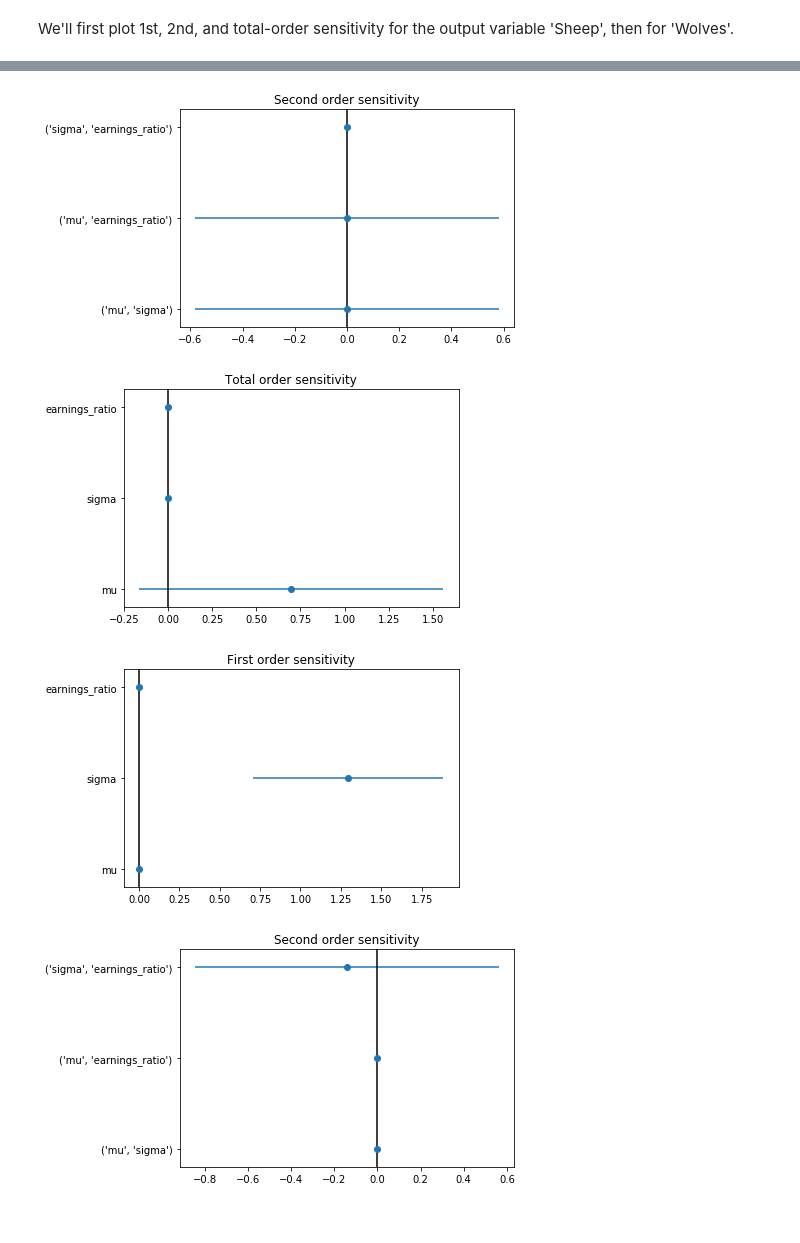
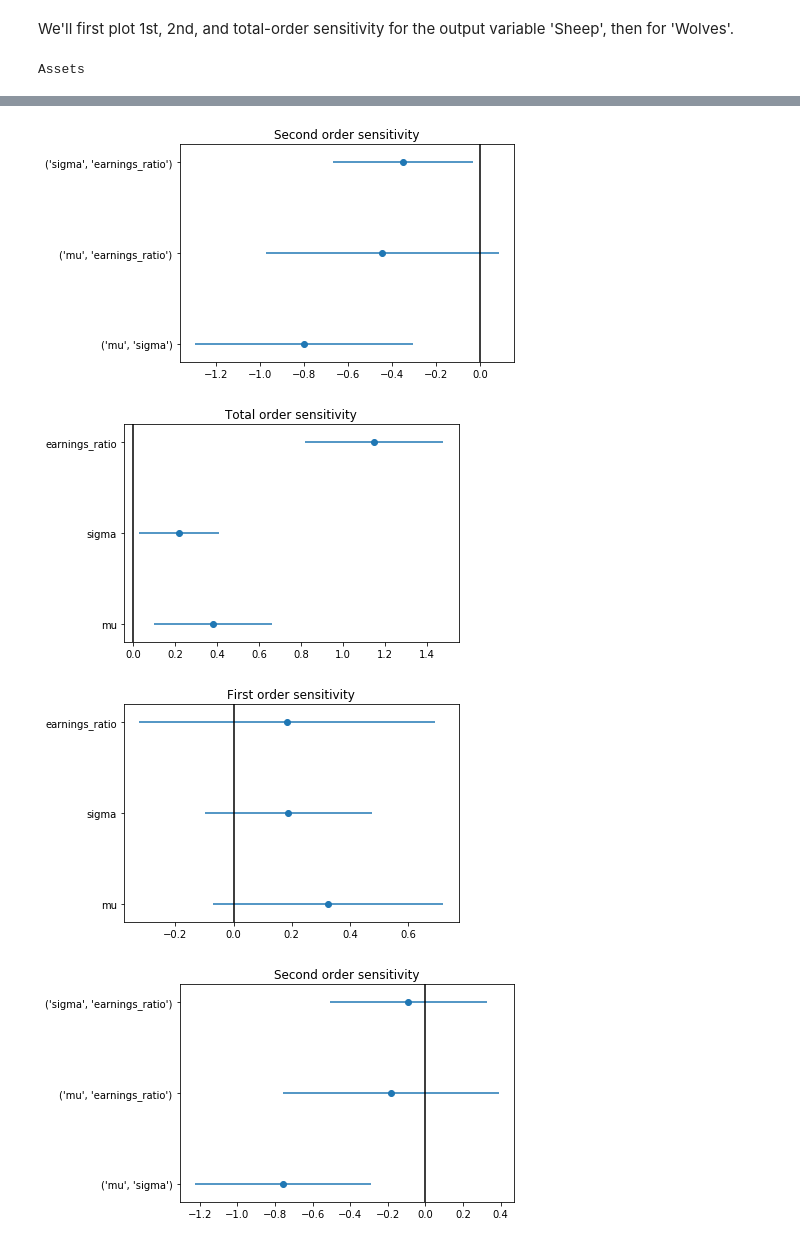
Before and after one commit to Tensaiz/ABM_FIFA, a Jupyter notebook: Model/SA.ipynb, the cells around one changed output, grey strips where cells are left out. Saved outputs shown, nothing was run; the diff lists cells and outputs as text; code cells hidden in the pictures.

Commit message:
analysis SOBOL

```diff
--- a/Model/SA.ipynb
+++ b/Model/SA.ipynb
@@ -62,8 +63,11 @@ model_reporters = {"Manager assets": lambda m: m.schedule.get_manager_assets(),
 data = {}
 # %%
 for i, var in enumerate(problem['names']):
-    # Get the bounds for this variable and get <distinct_samples> samples within this space (uniform)
-    samples = np.linspace(*problem['bounds'][i], num=distinct_samples)
+    if var == "money_distribution_type":
+        samples = problem['bounds'][i]
+    else:
+        # Get the bounds for this variable and get <distinct_samples> samples within this space (uniform)
+        samples = np.linspace(*problem['bounds'][i], num=distinct_samples)
 
     batch = BatchRunner(FIFA_Simulation,
                         max_steps=max_steps,
@@ -206,9 +299,9 @@ Before we can start analysing the model, we will have to sample our data. There
 The following code shows how you could collect data for the "wolf-sheep" model.
 # %%
 # Set the repetitions, the amount of steps, and the amount of distinct values per variable
-replicates = 2
+replicates = 3
 max_steps = 10
-distinct_samples = 5
+distinct_samples = 8
 
 # We get all our samples here
 param_values = saltelli.sample(problem, distinct_samples)
@@ -327,0 +419,12 @@ sigma earnings_ratio -0.141068 0.705547
+# %%
+#asset_ = data['Manager assets' ].apply(lambda x: np.array(list(x.values()))[0]).values
+#rep_ = data['Manager reputation' ].apply(lambda x: np.array(list(x.values()))).values
+
+
+Si_simpl_ass = sobol.analyze(problem, np.array(out_simpl_a), print_to_console=True)
+Si_even_ass = sobol.analyze(problem, np.array(out_even_a), print_to_console=True)
+Si_unfor_ass = sobol.analyze(problem, np.array(out_unfor_a), print_to_console=True)
+
+Si_simpl_rep = sobol.analyze(problem, np.array(out_simpl_r), print_to_console=True)
+Si_even_rep = sobol.analyze(problem, np.array(out_even_r), print_to_console=True)
+Si_unfor_rep = sobol.analyze(problem, np.array(out_unfor_r), print_to_console=True)
@@ -363,7 +484,9 @@ def plot_index(s, params, i, title=''):
 # %% [markdown]
 We'll first plot 1st, 2nd, and total-order sensitivity for the output variable 'Sheep', then for 'Wolves'.
 # %%
-for Si in (Si_mu, Si_sigma):
+a = (Si_simpl_ass, Si_even_ass, Si_unfor_ass)
+print("Assets")
+for Si in a:
     # First order
     plot_index(Si, problem['names'], '1', 'First order sensitivity')
     plt.show()
@@ -375,4 +498,20 @@ for Si in (Si_mu, Si_sigma):
     # Total order
     plot_index(Si, problem['names'], 'T', 'Total order sensitivity')
     plt.show()
+
+print("Reputation")
+a = (Si_simpl_rep, Si_even_rep, Si_unfor_rep)
+for Si in a:
+    # First order
+    plot_index(Si, problem['names'], '1', 'First order sensitivity')
+    plt.show()
+
+    # Second order
+    plot_index(Si, problem['names'], '2', 'Second order sensitivity')
+    plt.show()
+
+    # Total order
+    plot_index(Si, problem['names'], 'T', 'Total order sensitivity')
+    plt.show()
 # %% [output]
+Assets
@@ -380,4 +519,4 @@ for Si in (Si_mu, Si_sigma):
-[figure, old version]
+[figure, new version]
-[figure, old version]
+[figure, new version]
-[figure, old version]
+[figure, new version]
-[figure, old version]
+[figure, new version]
```
Also changed, not shown: parts of 12 cells of this notebook, 1 other file.
